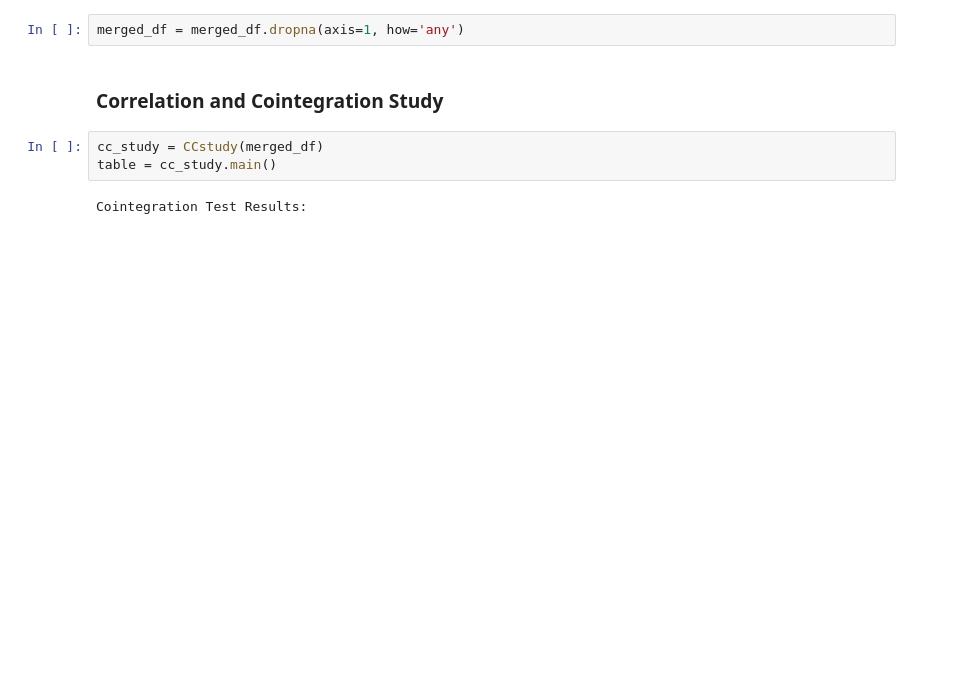
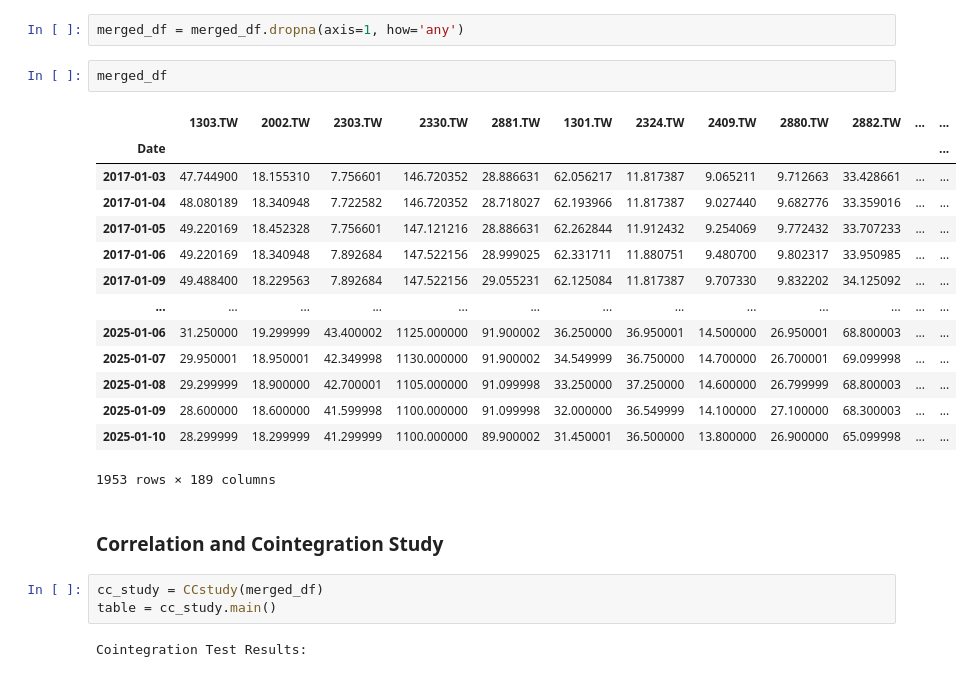
Before and after one commit to Searchideas/Pair_trading, a Jupyter notebook: Personal Research/Untitled.ipynb, the cells around one changed output. Drawn from its saved outputs; the diff is of its cells as text; blank space fills up the shorter version.

```diff
--- a/Personal Research/Untitled.ipynb
+++ b/Personal Research/Untitled.ipynb
@@ -114,6 +129,23 @@ else:
 [*********************100%***********************]  1 of 1 completed
 # %%
 merged_df = merged_df.dropna(axis=1, how='any')
+# %%
+merged_df
+# %% [output]
+|  | 1303.TW | 2002.TW | 2303.TW | 2330.TW | 2881.TW | 1301.TW | 2324.TW | 2409.TW | 2880.TW | 2882.TW | ... | ... |
+| Date |  |  |  |  |  |  |  |  |  |  |  | ... |
+| 2017-01-03 | 47.744900 | 18.155310 | 7.756601 | 146.720352 | 28.886631 | 62.056217 | 11.817387 | 9.065211 | 9.712663 | 33.428661 | ... | ... |
+| 2017-01-04 | 48.080189 | 18.340948 | 7.722582 | 146.720352 | 28.718027 | 62.193966 | 11.817387 | 9.027440 | 9.682776 | 33.359016 | ... | ... |
+| 2017-01-05 | 49.220169 | 18.452328 | 7.756601 | 147.121216 | 28.886631 | 62.262844 | 11.912432 | 9.254069 | 9.772432 | 33.707233 | ... | ... |
+| 2017-01-06 | 49.220169 | 18.340948 | 7.892684 | 147.522156 | 28.999025 | 62.331711 | 11.880751 | 9.480700 | 9.802317 | 33.950985 | ... | ... |
+| 2017-01-09 | 49.488400 | 18.229563 | 7.892684 | 147.522156 | 29.055231 | 62.125084 | 11.817387 | 9.707330 | 9.832202 | 34.125092 | ... | ... |
+| ... | ... | ... | ... | ... | ... | ... | ... | ... | ... | ... | ... | ... |
+| 2025-01-06 | 31.250000 | 19.299999 | 43.400002 | 1125.000000 | 91.900002 | 36.250000 | 36.950001 | 14.500000 | 26.950001 | 68.800003 | ... | ... |
+| 2025-01-07 | 29.950001 | 18.950001 | 42.349998 | 1130.000000 | 91.900002 | 34.549999 | 36.750000 | 14.700000 | 26.700001 | 69.099998 | ... | ... |
+| 2025-01-08 | 29.299999 | 18.900000 | 42.700001 | 1105.000000 | 91.099998 | 33.250000 | 37.250000 | 14.600000 | 26.799999 | 68.800003 | ... | ... |
+| 2025-01-09 | 28.600000 | 18.600000 | 41.599998 | 1100.000000 | 91.099998 | 32.000000 | 36.549999 | 14.100000 | 27.100000 | 68.300003 | ... | ... |
+| 2025-01-10 | 28.299999 | 18.299999 | 41.299999 | 1100.000000 | 89.900002 | 31.450001 | 36.500000 | 13.800000 | 26.900000 | 65.099998 | ... | ... |
+1953 rows × 189 columns
 # %% [markdown]
 ### Correlation and Cointegration Study
 # %%
```
Also changed, not shown: parts of 39 cells of this notebook, 3 other files.
